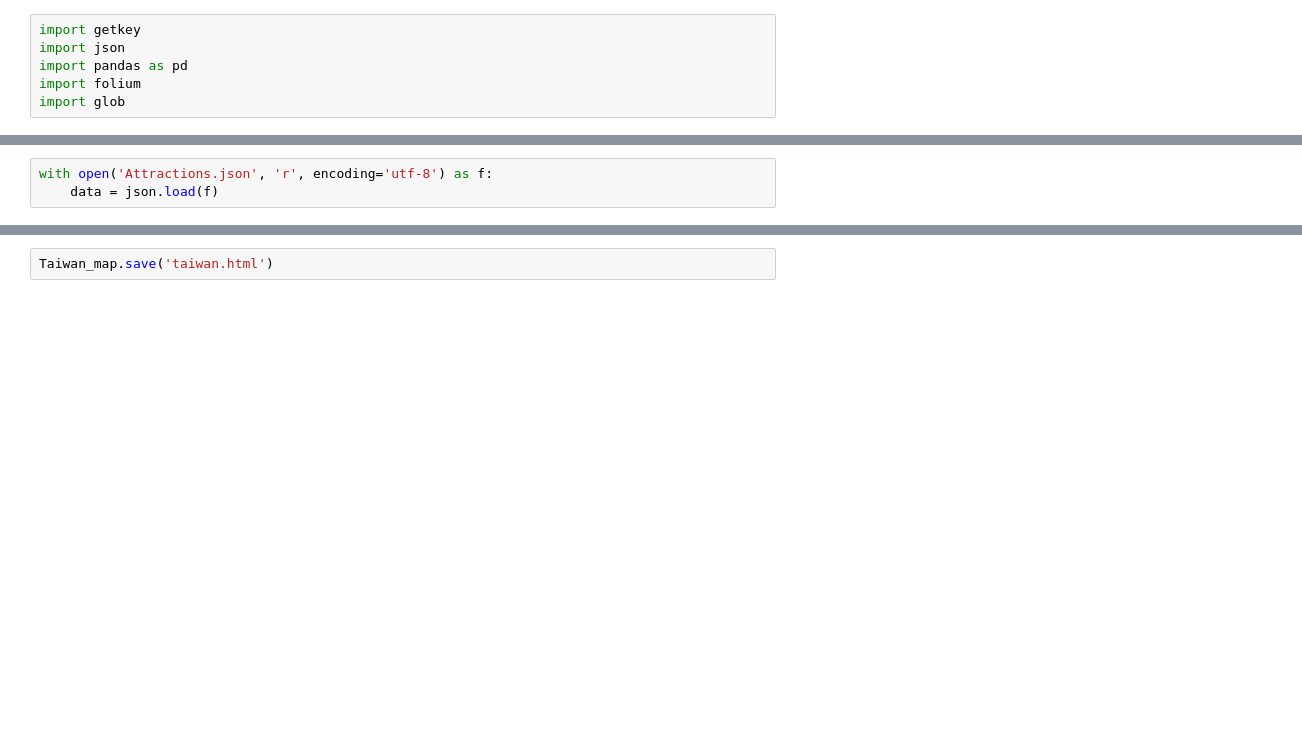
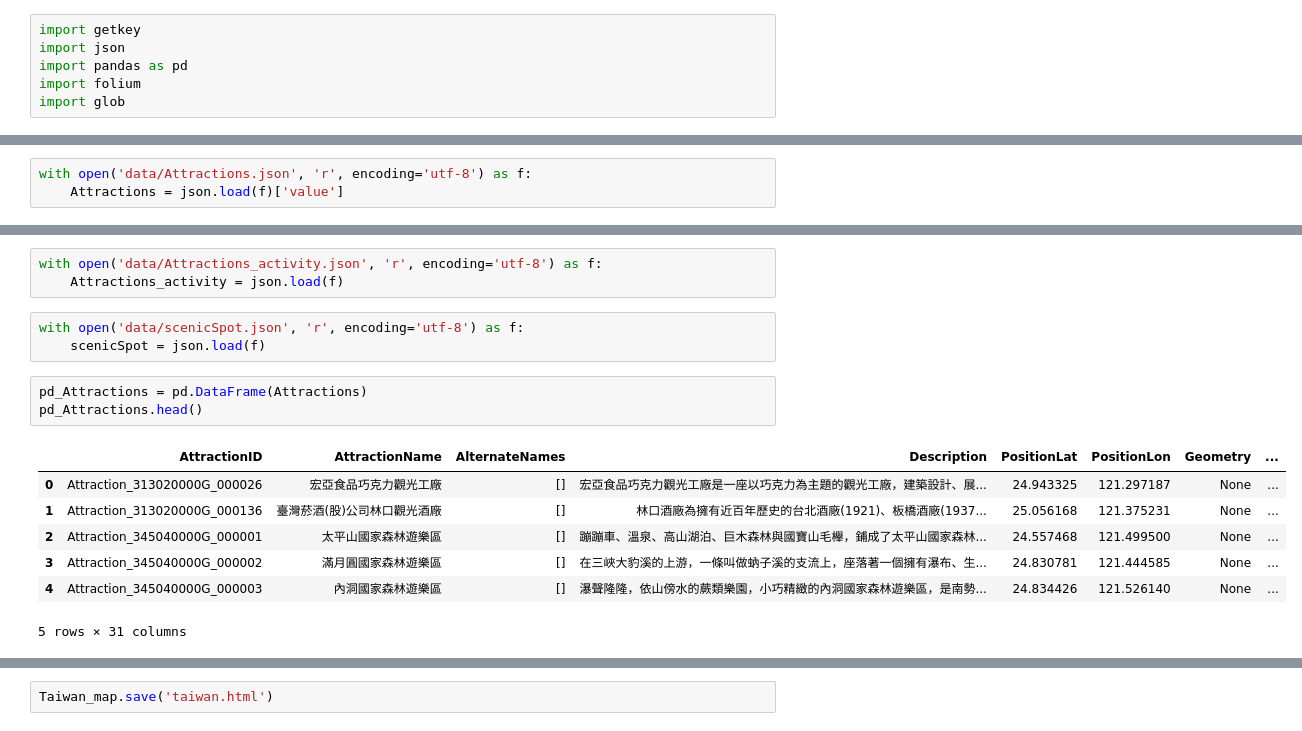
Before and after one commit to gk1221/TDX_app, a Jupyter notebook: project.ipynb, the cells around one changed output, grey strips where cells are left out. Saved outputs shown, nothing was run; the diff lists cells and outputs as text; blank space fills up the shorter version.

Commit message:
update scenic

```diff
--- a/project.ipynb
+++ b/project.ipynb
@@ -17,3 +9,3 @@ getkey.getjson('https://tdx.transportdata.tw/api/tourism/service/odata/V2/Touris
 # %%
-with open('Attractions.json', 'r', encoding='utf-8') as f:
-    data = json.load(f)
+with open('data/Attractions.json', 'r', encoding='utf-8') as f:
+    Attractions = json.load(f)['value']
@@ -60,0 +12,17 @@ scenic
+# %%
+with open('data/Attractions_activity.json', 'r', encoding='utf-8') as f:
+    Attractions_activity = json.load(f)
+# %%
+with open('data/scenicSpot.json', 'r', encoding='utf-8') as f:
+    scenicSpot = json.load(f)
+# %%
+pd_Attractions = pd.DataFrame(Attractions)
+pd_Attractions.head()
+# %% [output]
+|  | AttractionID | AttractionName | AlternateNames | Description | PositionLat | PositionLon | Geometry | ... |
+| 0 | Attraction_313020000G_000026 | 宏亞食品巧克力觀光工廠 | [] | 宏亞食品巧克力觀光工廠是一座以巧克力為主題的觀光工廠，建築設計、展... | 24.943325 | 121.297187 | None | ... |
+| 1 | Attraction_313020000G_000136 | 臺灣菸酒(股)公司林口觀光酒廠 | [] | 林口酒廠為擁有近百年歷史的台北酒廠(1921)、板橋酒廠(1937... | 25.056168 | 121.375231 | None | ... |
+| 2 | Attraction_345040000G_000001 | 太平山國家森林遊樂區 | [] | 蹦蹦車、溫泉、高山湖泊、巨木森林與國寶山毛櫸，鋪成了太平山國家森林... | 24.557468 | 121.499500 | None | ... |
+| 3 | Attraction_345040000G_000002 | 滿月圓國家森林遊樂區 | [] | 在三峽大豹溪的上游，一條叫做蚋子溪的支流上，座落著一個擁有瀑布、生... | 24.830781 | 121.444585 | None | ... |
+| 4 | Attraction_345040000G_000003 | 內洞國家森林遊樂區 | [] | 瀑聲隆隆，依山傍水的蕨類樂園，小巧精緻的內洞國家森林遊樂區，是南勢... | 24.834426 | 121.526140 | None | ... |
+5 rows × 31 columns
```
Also changed, not shown: parts of 13 cells of this notebook, 18 other files.
